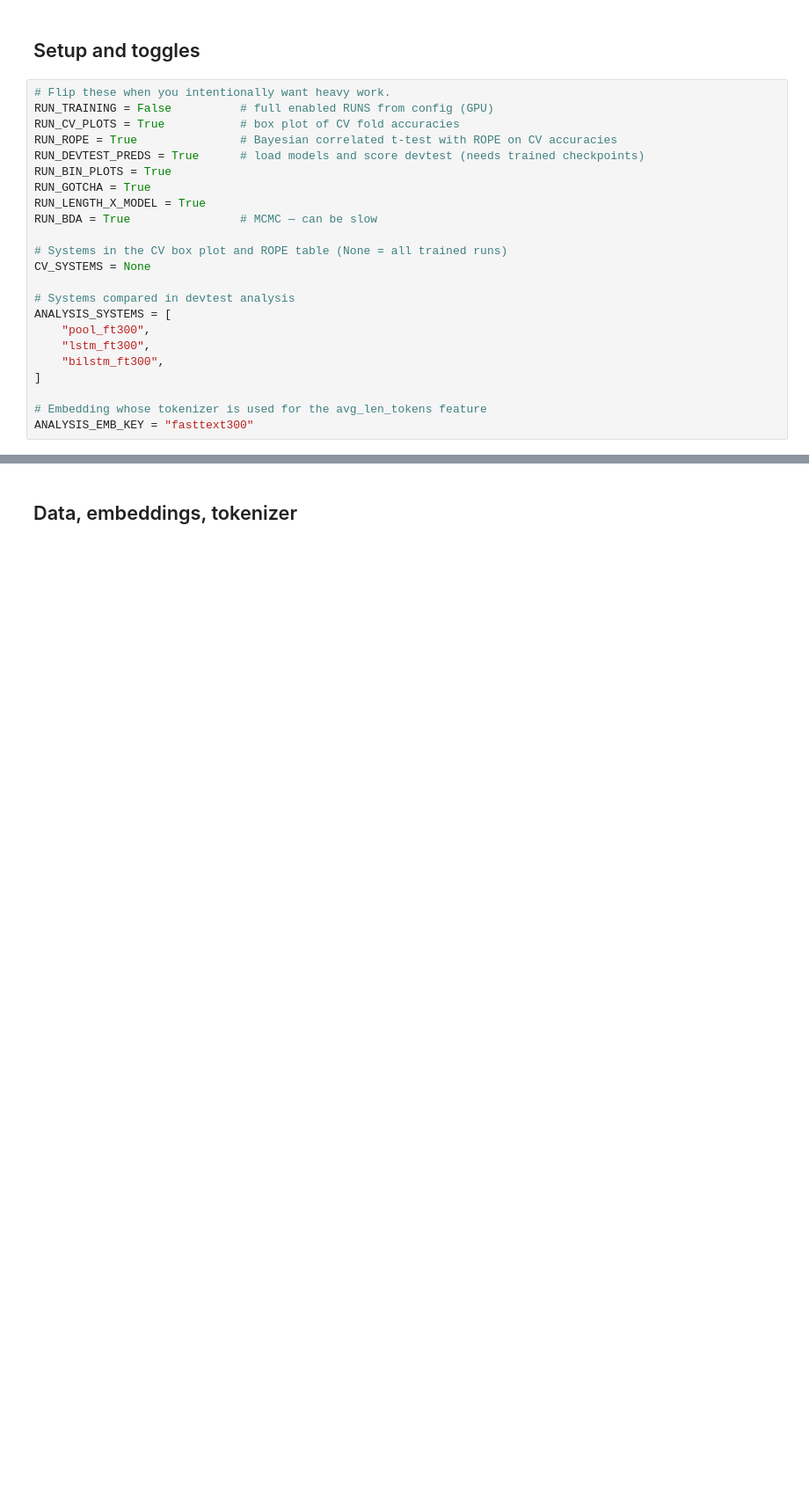
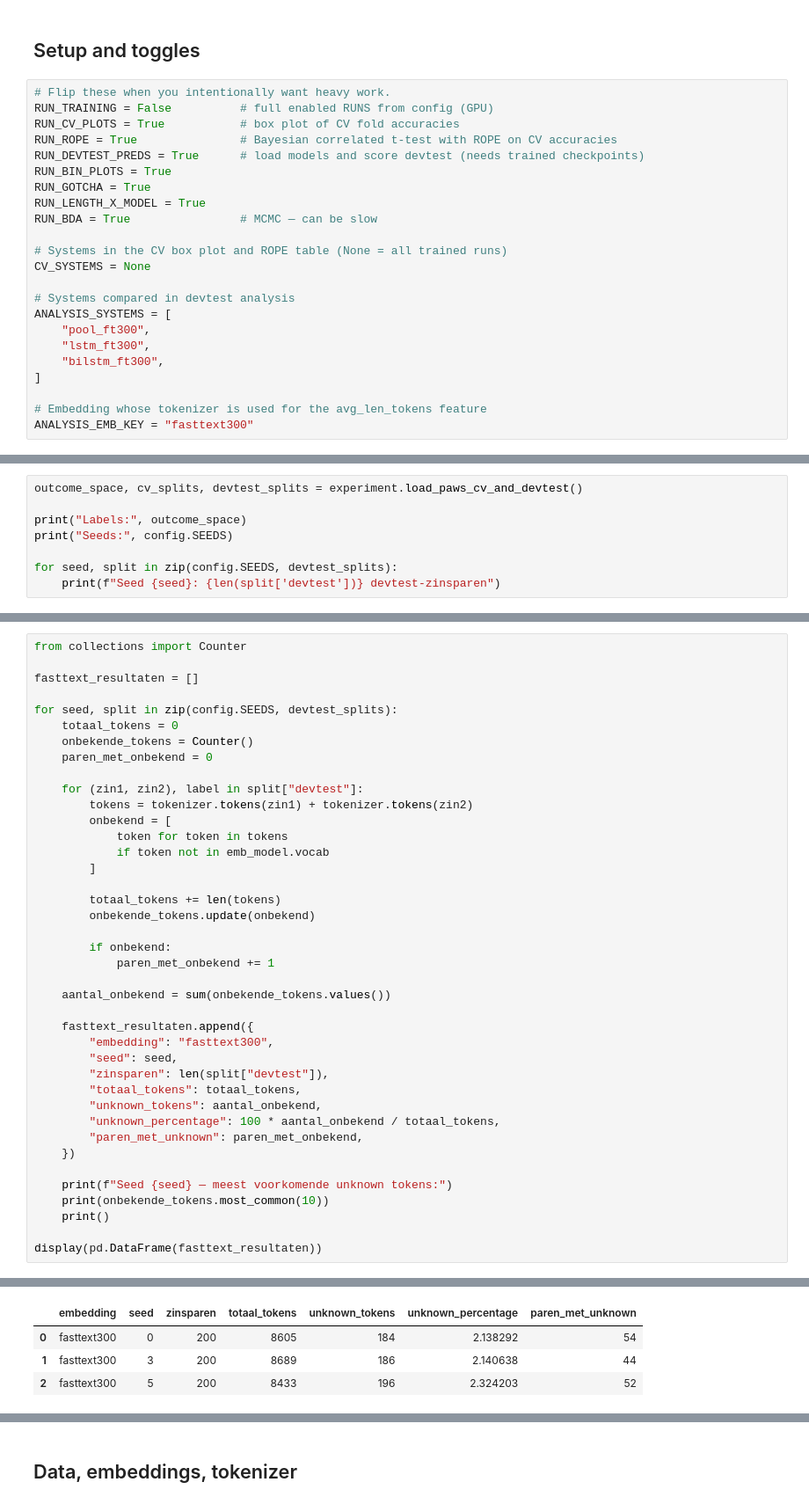
Before and after one commit to Joeyjdl/nlp1-student, a Jupyter notebook: part2/project/project.ipynb, the cells around one changed output, grey strips where cells are left out. Shown at 88% size. Saved outputs shown, nothing was run; the diff lists cells and outputs as text; blank space fills up the shorter version.

```diff
--- a/part2/project/project.ipynb
+++ b/part2/project/project.ipynb
@@ -61,0 +99,8 @@ enabled runs: ['pool_ft300', 'lstm_ft300', 'lstm_glove300', 'bilstm_ft300', 'bil
+# %%
+outcome_space, cv_splits, devtest_splits = experiment.load_paws_cv_and_devtest()
+
+print("Labels:", outcome_space)
+print("Seeds:", config.SEEDS)
+
+for seed, split in zip(config.SEEDS, devtest_splits):
+    print(f"Seed {seed}: {len(split['devtest'])} devtest-zinsparen")
@@ -61,0 +134,41 @@ enabled runs: ['pool_ft300', 'lstm_ft300', 'lstm_glove300', 'bilstm_ft300', 'bil
+# %%
+from collections import Counter
+
+fasttext_resultaten = []
+
+for seed, split in zip(config.SEEDS, devtest_splits):
+    totaal_tokens = 0
+    onbekende_tokens = Counter()
+    paren_met_onbekend = 0
+
+    for (zin1, zin2), label in split["devtest"]:
+        tokens = tokenizer.tokens(zin1) + tokenizer.tokens(zin2)
+        onbekend = [
+            token for token in tokens
+            if token not in emb_model.vocab
+        ]
+
+        totaal_tokens += len(tokens)
+        onbekende_tokens.update(onbekend)
+
+        if onbekend:
+            paren_met_onbekend += 1
+
+    aantal_onbekend = sum(onbekende_tokens.values())
+
+    fasttext_resultaten.append({
+        "embedding": "fasttext300",
+        "seed": seed,
+        "zinsparen": len(split["devtest"]),
+        "totaal_tokens": totaal_tokens,
+        "unknown_tokens": aantal_onbekend,
+        "unknown_percentage": 100 * aantal_onbekend / totaal_tokens,
+        "paren_met_unknown": paren_met_onbekend,
+    })
+
+    print(f"Seed {seed} — meest voorkomende unknown tokens:")
+    print(onbekende_tokens.most_common(10))
+    print()
+
+display(pd.DataFrame(fasttext_resultaten))
+# %% [output]
@@ -61,0 +183,4 @@ enabled runs: ['pool_ft300', 'lstm_ft300', 'lstm_glove300', 'bilstm_ft300', 'bil
+|  | embedding | seed | zinsparen | totaal_tokens | unknown_tokens | unknown_percentage | paren_met_unknown |
+| 0 | fasttext300 | 0 | 200 | 8605 | 184 | 2.138292 | 54 |
+| 1 | fasttext300 | 3 | 200 | 8689 | 186 | 2.140638 | 44 |
+| 2 | fasttext300 | 5 | 200 | 8433 | 196 | 2.324203 | 52 |
```
Also changed, not shown: parts of 12 cells of this notebook.
